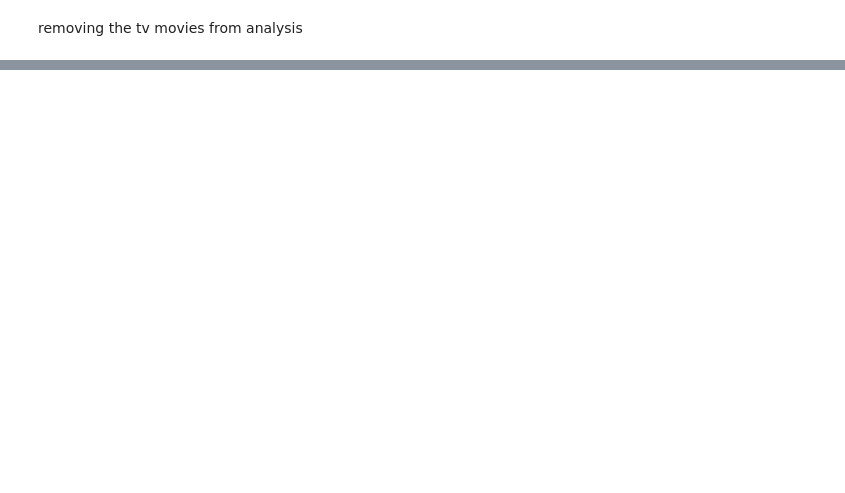
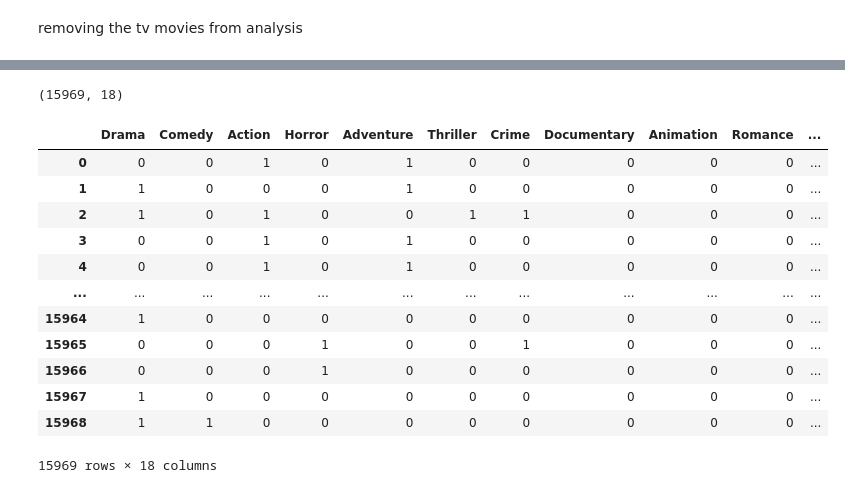
Before and after one commit to clsteel/dtsc_capstone_2023, a Jupyter notebook: data_cleaning/Preprocessing.ipynb, the cells around one changed output, grey strips where cells are left out. Drawn from its saved outputs; the diff is of its cells as text; code cells hidden in the pictures; blank space fills up the shorter version.

```diff
--- a/data_cleaning/Preprocessing.ipynb
+++ b/data_cleaning/Preprocessing.ipynb
@@ -264,0 +272,4 @@ removing the tv movies from analysis
+# %%
+genre_list = data_clean['genre_1'].value_counts().keys().tolist()
+genre_keys = np.arange(0,18)
+genre_dict = dict(zip(genre_list, genre_keys))
@@ -292,0 +301,37 @@ data_clean.loc[data_clean['genre_1'] == ('TV Movie')]
+# %%
+genre_matrix = np.zeros((len(data_clean), 18))
+genre_matrix.shape
+# %% [output]
+(15969, 18)
+# %%
+for i, movie_row in data_clean.iterrows():
+    #print(movie_row[19:23])
+    #this stupid check has to be in here or the indexing doesn't work. don't ask me why.
+    if i > 15968:
+        break
+    for genre in movie_row[19:23]:
+        #print(genre)
+        #print(genre_matrix[i])
+        if genre:
+            #print(f"{i=}, {g_i=}, {genre=}")
+            g_i = genre_dict[genre]
+            genre_matrix[i,g_i] = genre_matrix[i,g_i]+1
+            #print(genre_matrix[i])
+# %%
+genre_matrix_df = pd.DataFrame(genre_matrix, columns=genre_list)
+# %%
+genre_matrix_df
+# %% [output]
+|  | Drama | Comedy | Action | Horror | Adventure | Thriller | Crime | Documentary | Animation | Romance | ... |
+| 0 | 0 | 0 | 1 | 0 | 1 | 0 | 0 | 0 | 0 | 0 | ... |
+| 1 | 1 | 0 | 0 | 0 | 1 | 0 | 0 | 0 | 0 | 0 | ... |
+| 2 | 1 | 0 | 1 | 0 | 0 | 1 | 1 | 0 | 0 | 0 | ... |
+| 3 | 0 | 0 | 1 | 0 | 1 | 0 | 0 | 0 | 0 | 0 | ... |
+| 4 | 0 | 0 | 1 | 0 | 1 | 0 | 0 | 0 | 0 | 0 | ... |
+| ... | ... | ... | ... | ... | ... | ... | ... | ... | ... | ... | ... |
+| 15964 | 1 | 0 | 0 | 0 | 0 | 0 | 0 | 0 | 0 | 0 | ... |
+| 15965 | 0 | 0 | 0 | 1 | 0 | 0 | 1 | 0 | 0 | 0 | ... |
+| 15966 | 0 | 0 | 0 | 1 | 0 | 0 | 0 | 0 | 0 | 0 | ... |
+| 15967 | 1 | 0 | 0 | 0 | 0 | 0 | 0 | 0 | 0 | 0 | ... |
+| 15968 | 1 | 1 | 0 | 0 | 0 | 0 | 0 | 0 | 0 | 0 | ... |
+15969 rows × 18 columns
```
Also changed, not shown: parts of 15 cells of this notebook.
